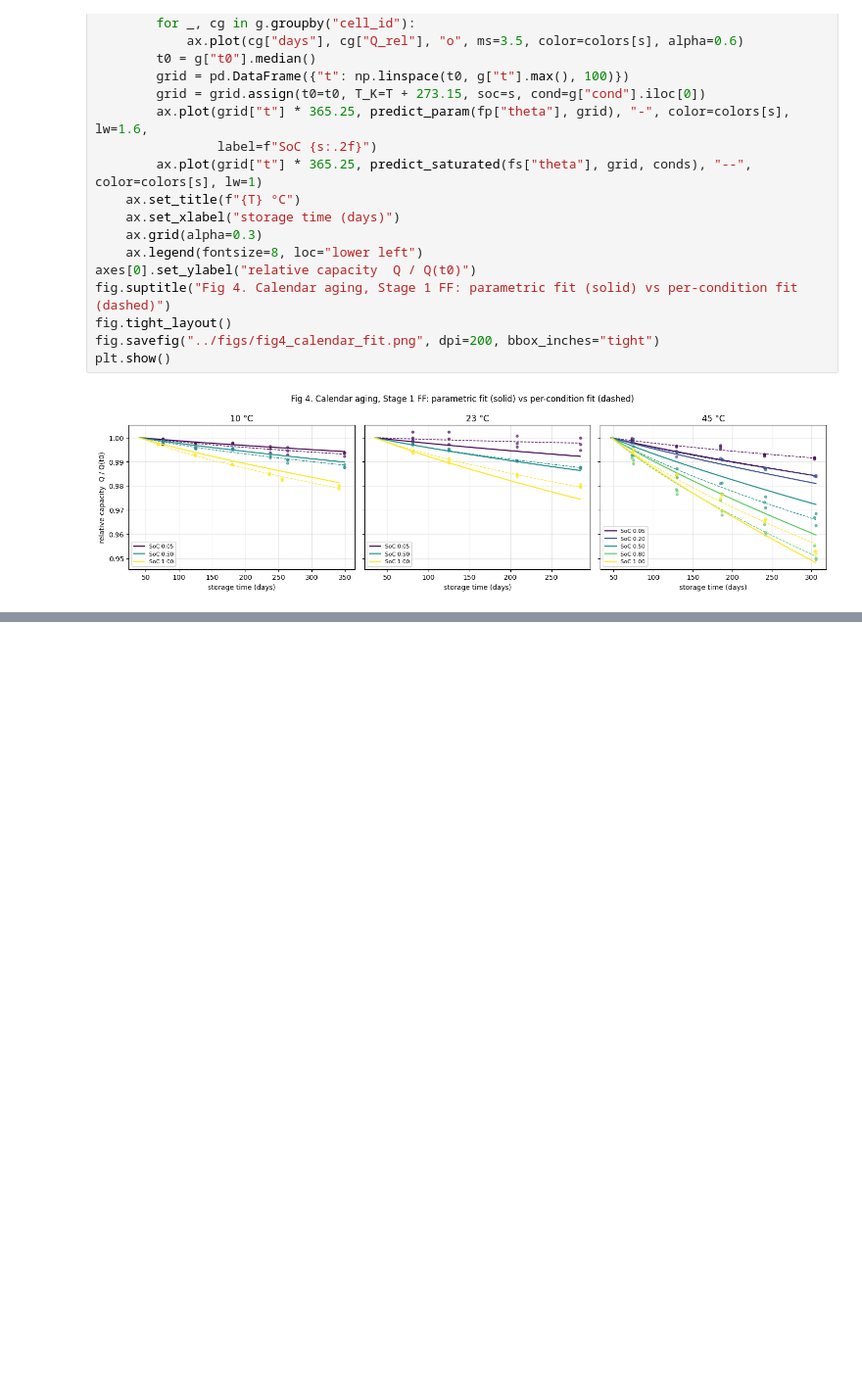
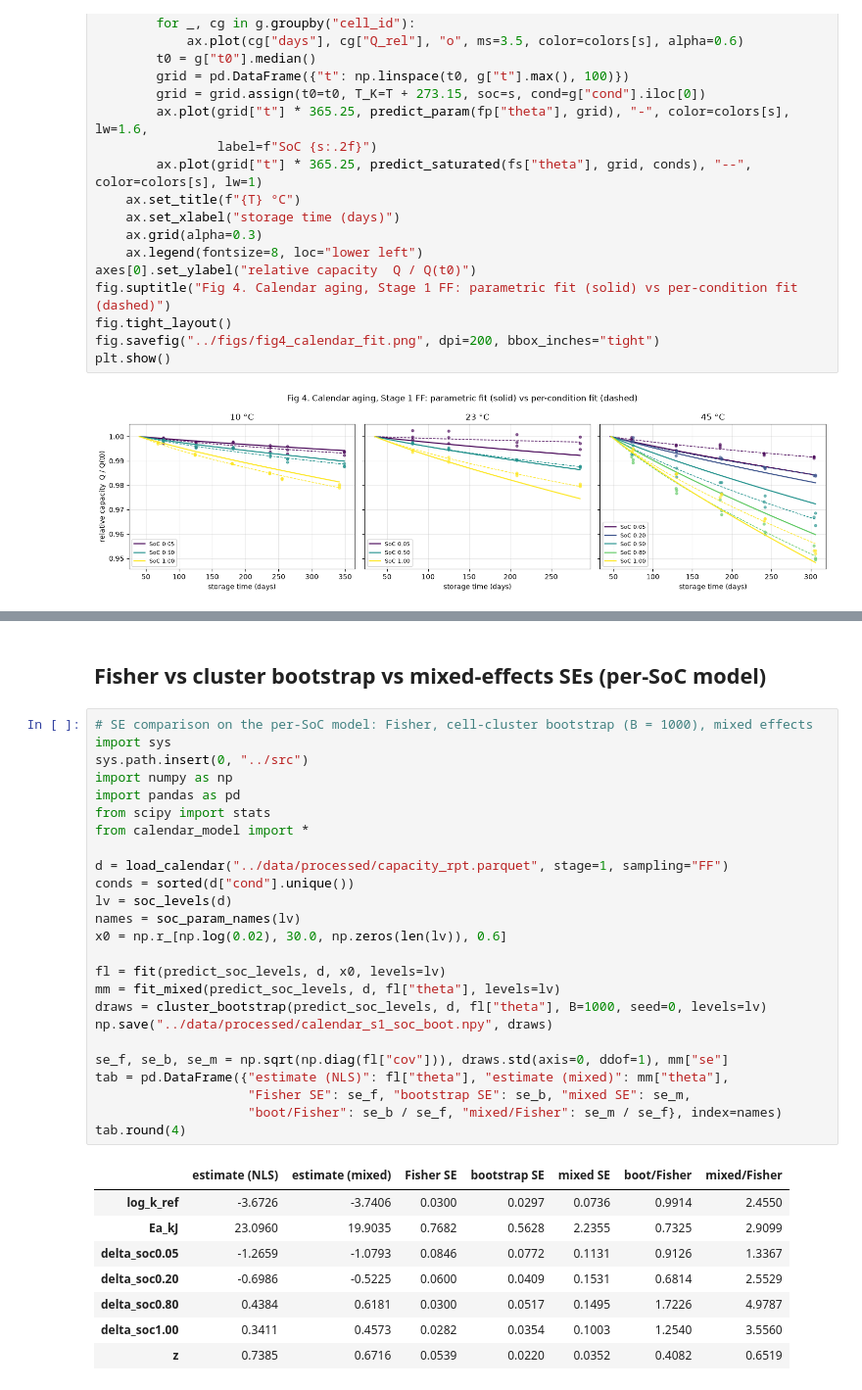
Before and after one commit to vulnicuranium/thesis-oed, a Jupyter notebook: notebooks/04_calendar_fit.ipynb, the cells around one changed output, grey strips where cells are left out. Shown at 98% size. Cells and saved outputs as stored; diff of their text form; blank space fills up the shorter version.

```diff
--- a/notebooks/04_calendar_fit.ipynb
+++ b/notebooks/04_calendar_fit.ipynb
@@ -172,0 +275,36 @@ plt.show()
+# %% [markdown]
+## Fisher vs cluster bootstrap vs mixed-effects SEs (per-SoC model)
+# %%
+# SE comparison on the per-SoC model: Fisher, cell-cluster bootstrap (B = 1000), mixed effects
+import sys
+sys.path.insert(0, "../src")
+import numpy as np
+import pandas as pd
+from scipy import stats
+from calendar_model import *
+
+d = load_calendar("../data/processed/capacity_rpt.parquet", stage=1, sampling="FF")
+conds = sorted(d["cond"].unique())
+lv = soc_levels(d)
+names = soc_param_names(lv)
+x0 = np.r_[np.log(0.02), 30.0, np.zeros(len(lv)), 0.6]
+
+fl = fit(predict_soc_levels, d, x0, levels=lv)
+mm = fit_mixed(predict_soc_levels, d, fl["theta"], levels=lv)
+draws = cluster_bootstrap(predict_soc_levels, d, fl["theta"], B=1000, seed=0, levels=lv)
+np.save("../data/processed/calendar_s1_soc_boot.npy", draws)
+
+se_f, se_b, se_m = np.sqrt(np.diag(fl["cov"])), draws.std(axis=0, ddof=1), mm["se"]
+tab = pd.DataFrame({"estimate (NLS)": fl["theta"], "estimate (mixed)": mm["theta"],
+                    "Fisher SE": se_f, "bootstrap SE": se_b, "mixed SE": se_m,
+                    "boot/Fisher": se_b / se_f, "mixed/Fisher": se_m / se_f}, index=names)
+tab.round(4)
+# %% [output]
+|  | estimate (NLS) | estimate (mixed) | Fisher SE | bootstrap SE | mixed SE | boot/Fisher | mixed/Fisher |
+| log_k_ref | -3.6726 | -3.7406 | 0.0300 | 0.0297 | 0.0736 | 0.9914 | 2.4550 |
+| Ea_kJ | 23.0960 | 19.9035 | 0.7682 | 0.5628 | 2.2355 | 0.7325 | 2.9099 |
+| delta_soc0.05 | -1.2659 | -1.0793 | 0.0846 | 0.0772 | 0.1131 | 0.9126 | 1.3367 |
+| delta_soc0.20 | -0.6986 | -0.5225 | 0.0600 | 0.0409 | 0.1531 | 0.6814 | 2.5529 |
+| delta_soc0.80 | 0.4384 | 0.6181 | 0.0300 | 0.0517 | 0.1495 | 1.7226 | 4.9787 |
+| delta_soc1.00 | 0.3411 | 0.4573 | 0.0282 | 0.0354 | 0.1003 | 1.2540 | 3.5560 |
+| z | 0.7385 | 0.6716 | 0.0539 | 0.0220 | 0.0352 | 0.4082 | 0.6519 |
```
Also changed, not shown: parts of 8 cells of this notebook, 4 other files.
